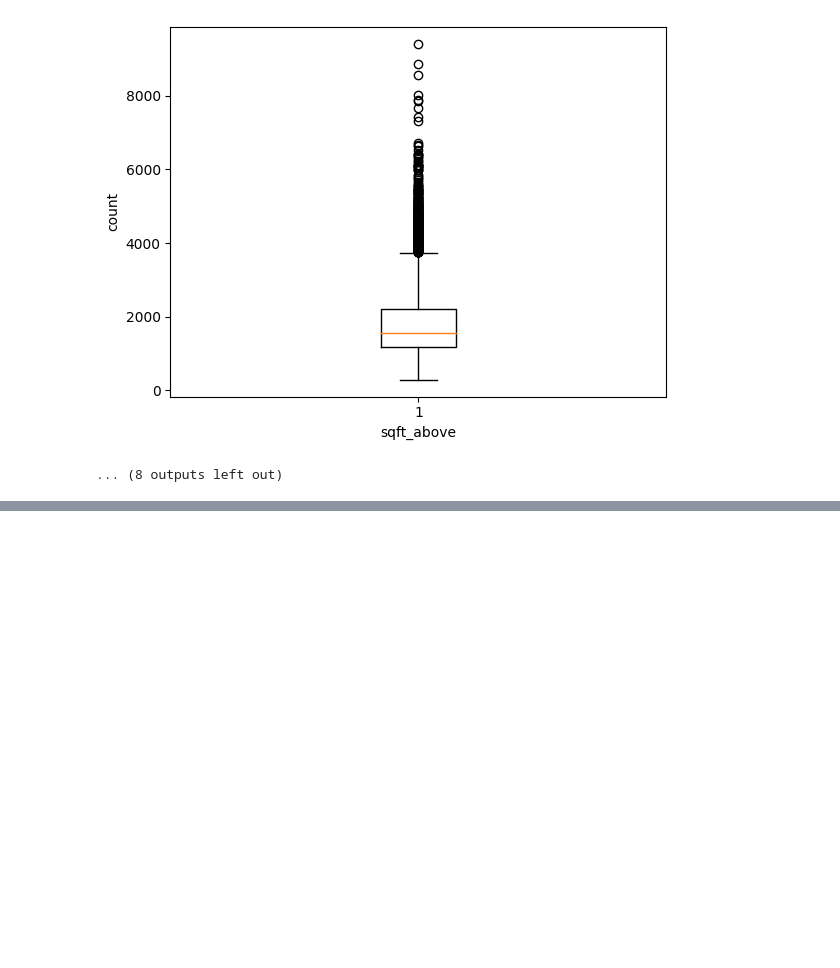
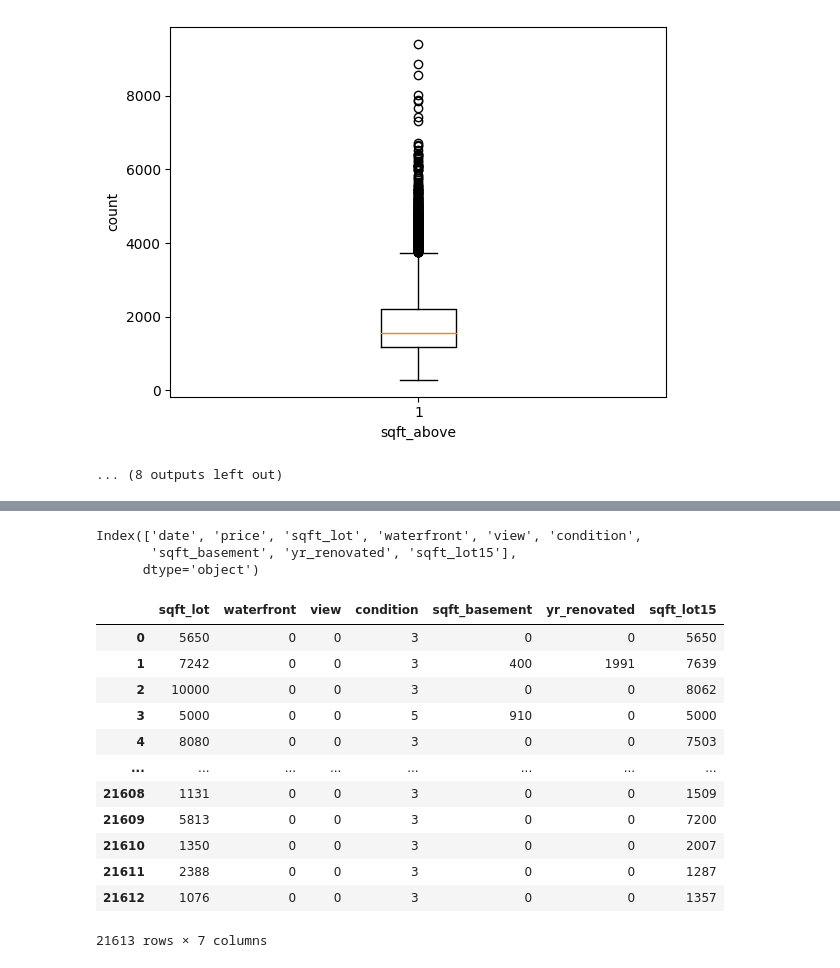
Before and after one commit to PankajRaghunadhabhatla/Python, a Jupyter notebook: Housing.ipynb, the cells around one changed output, grey strips where cells are left out. Cells and saved outputs as stored; diff of their text form; code cells hidden in the pictures; blank space fills up the shorter version.

```diff
--- a/Housing.ipynb
+++ b/Housing.ipynb
@@ -95,0 +581,2 @@ for i in housing.columns:
+# %%
+housing = housing.drop(['bedrooms'], axis=1)
@@ -95,0 +618,2 @@ for i in housing.columns:
+# %%
+housing = housing.drop(['sqft_above'], axis=1)
@@ -95,0 +644,2 @@ for i in housing.columns:
+# %%
+housing = housing.drop(['id'], axis=1)
@@ -95,0 +669,26 @@ for i in housing.columns:
+# %%
+housing.columns
+# %% [output]
+Index(['date', 'price', 'sqft_lot', 'waterfront', 'view', 'condition',
+       'sqft_basement', 'yr_renovated', 'sqft_lot15'],
+      dtype='object')
+# %%
+# Divide data into x and y for model building
+x = housing.loc[:, ['sqft_lot', 'waterfront', 'view', 'condition', 'sqft_basement', 'yr_renovated', 'sqft_lot15']]
+y = housing.iloc[:,1]
+# %%
+x
+# %% [output]
+|  | sqft_lot | waterfront | view | condition | sqft_basement | yr_renovated | sqft_lot15 |
+| 0 | 5650 | 0 | 0 | 3 | 0 | 0 | 5650 |
+| 1 | 7242 | 0 | 0 | 3 | 400 | 1991 | 7639 |
+| 2 | 10000 | 0 | 0 | 3 | 0 | 0 | 8062 |
+| 3 | 5000 | 0 | 0 | 5 | 910 | 0 | 5000 |
+| 4 | 8080 | 0 | 0 | 3 | 0 | 0 | 7503 |
+| ... | ... | ... | ... | ... | ... | ... | ... |
+| 21608 | 1131 | 0 | 0 | 3 | 0 | 0 | 1509 |
+| 21609 | 5813 | 0 | 0 | 3 | 0 | 0 | 7200 |
+| 21610 | 1350 | 0 | 0 | 3 | 0 | 0 | 2007 |
+| 21611 | 2388 | 0 | 0 | 3 | 0 | 0 | 1287 |
+| 21612 | 1076 | 0 | 0 | 3 | 0 | 0 | 1357 |
+21613 rows × 7 columns
```
Also changed, not shown: parts of 50 cells of this notebook.
